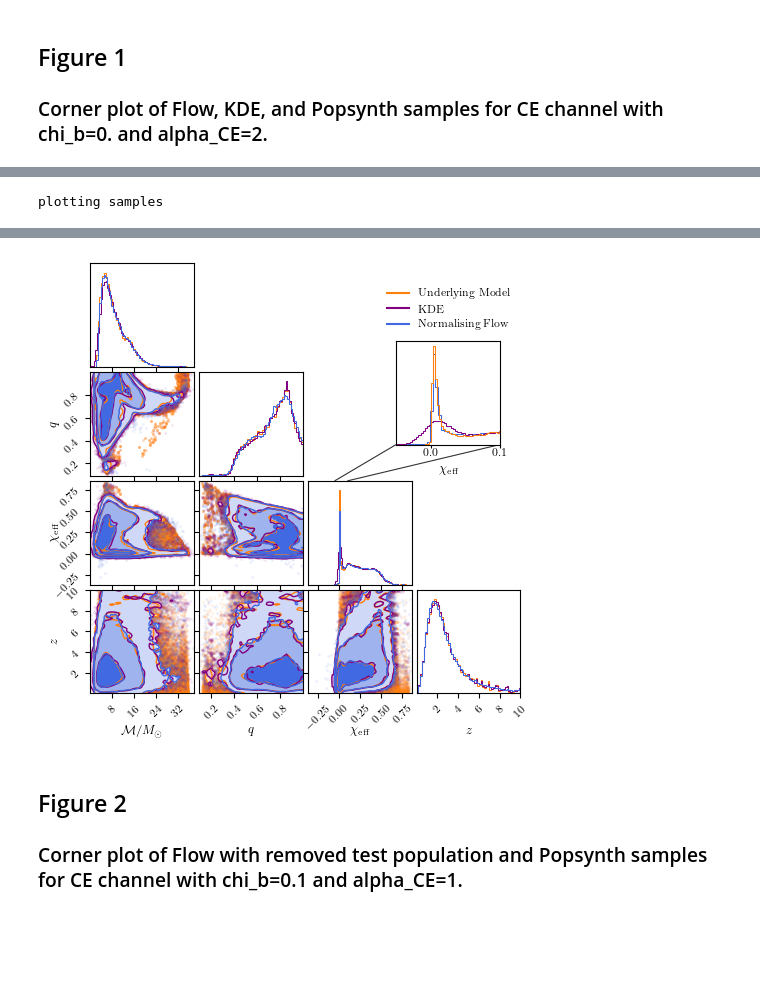
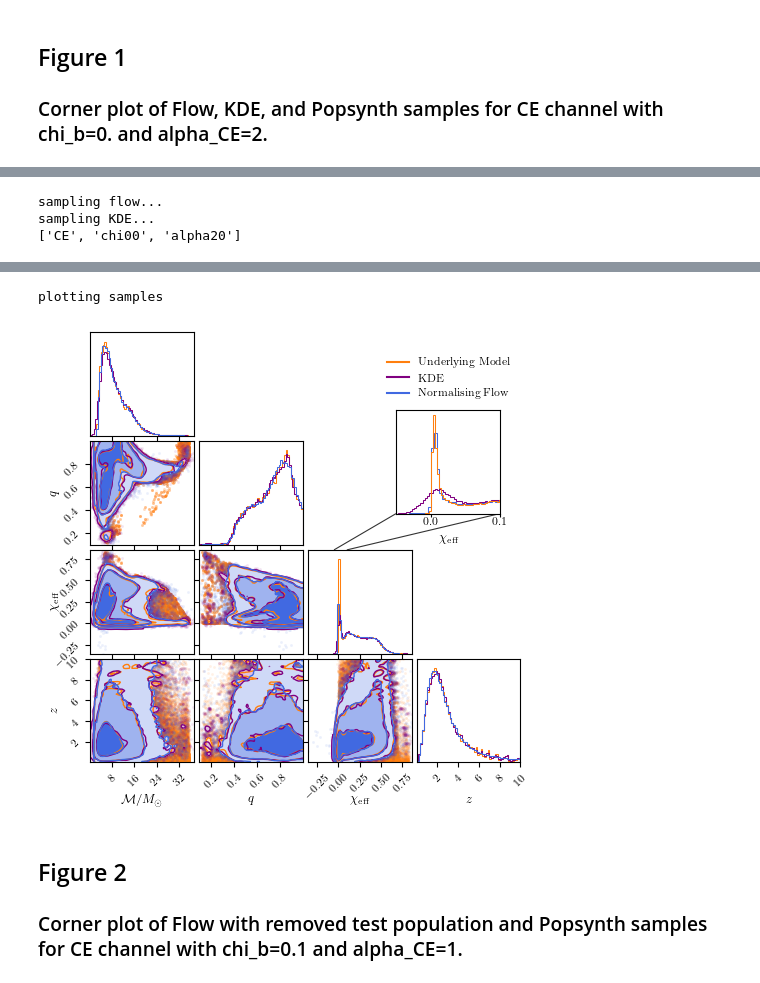
Before and after one commit to michaelzevin/AMAZE, a Jupyter notebook: notebooks/paper_plots_flow.ipynb, the cells around one changed output, grey strips where cells are left out. Cells and saved outputs as stored; diff of their text form; code cells hidden in the pictures; blank space fills up the shorter version.

```diff
--- a/notebooks/paper_plots_flow.ipynb
+++ b/notebooks/paper_plots_flow.ipynb
@@ -43,9 +43,11 @@ _param_dict = {'mchirp' : {'limits':(0,100), 'fullname':'Chirp Mass [$M_\\odot$]
     'z' : {'limits':(0,2), 'fullname':'Redshift'},
     }
 _hyperparam_dict = {'chib' : {'values':{'chi00':0.0, 'chi01':0.1, 'chi02':0.2, 'chi05':0.5},
-        'fullname':'$\\chi_\\mathrm{birth}$'},
+        'fullname':'$\\chi_\\mathrm{birth}$',
+        'transform':'linear'},
     'alphaCE' : {'values':{'alpha02':0.2, 'alpha05':0.5, 'alpha10':1.0, 'alpha20':2.0, 'alpha50':5.0},
-        'fullname':'$\\alpha_\\mathrm{CE}$'}
+        'fullname':'$\\alpha_\\mathrm{CE}$',
+        'transform':'log'}
     }
 _channels_dict = {
     'CE':  {'parameters':['chib','alphaCE'], 'fullname':'Common Envelope'},
@@ -185,10 +187,10 @@ def sample_pop_corner(popsynth_outputs, flow_dir, channel_label, hyperparam_idxs
     if sample_KDE:
         print('sampling KDE...')
         model_key = [channel_label]
-        for i,model_indx in enumerate([0,1]):
+        for i,model_indx in enumerate(hyperparam_idxs):
             smdl_name=list(_hyperparam_dict[list(_hyperparam_dict.keys())[i]]['values'].keys())[model_indx]
             model_key.append(smdl_name)
-
+        print(model_key)
         kde_smdl = reduce(operator.getitem, model_key, KDE_models)
         kde_samples=kde_smdl.sample(_Nsamps)
         return [flow_samples,kde_samples]
@@ -209,7 +211,11 @@ def make_pop_corner(channel_label, hyperparam_idxs, flow_dir, conditional=None,
     #get samples from models
     #get samples from models, either sampling first or loading from file
     if justplot==False:
-        samples = sample_pop_corner(popsynth_outputs, flow_dir, channel_label, hyperparam_idxs=hyperparam_idxs, sample_KDE=plot_KDE)
+        flow_samples, kde_samples = sample_pop_corner(popsynth_outputs, flow_dir, channel_label, hyperparam_idxs=hyperparam_idxs, sample_KDE=plot_KDE)
+        if testCE:
+            samples = [flow_samples]
+        else:
+            samples = [flow_samples, kde_samples]
     else:
         if testCE:
             flow_samples= np.load(f"{outdir}/data/{channel_label}_flows_cornersample_testCE.npy")
@@ -287,7 +293,7 @@ def make_pop_corner(channel_label, hyperparam_idxs, flow_dir, conditional=None,
 ### Corner plot of Flow, KDE, and Popsynth samples for CE channel with chi_b=0. and alpha_CE=2.
 # %%
 #Figure 1 - sampling from the trained normalising flow
-fig,samples = make_pop_corner('CE',[0,3], justplot=True, \
+fig,samples = make_pop_corner('CE',[0,3], justplot=False, \
     flow_dir='/data/wiay/2297403c/amaze_model_select/Nflows_AMAZE_paper/inputs/flow_models/mixed_models/',\
     outdir='/data/wiay/2297403c/amaze_model_select/Nflows_AMAZE_paper/plots/prod_091224')
 plt.show()
@@ -296 +302,3 @@ WARNING:root:Pandas support in corner is deprecated; use ArviZ directly
-plotting samples
+sampling flow...
+sampling KDE...
+['CE', 'chi00', 'alpha20']
@@ -297,4 +306,5 @@ plotting samples
+plotting samples
-[figure, old version]
+[figure, new version]
 # %% [markdown]
 ## Figure 2
 ### Corner plot of Flow with removed test population and Popsynth samples for CE channel with chi_b=0.1 and alpha_CE=1.
```
Also changed, not shown: parts of 1 cell of this notebook.
